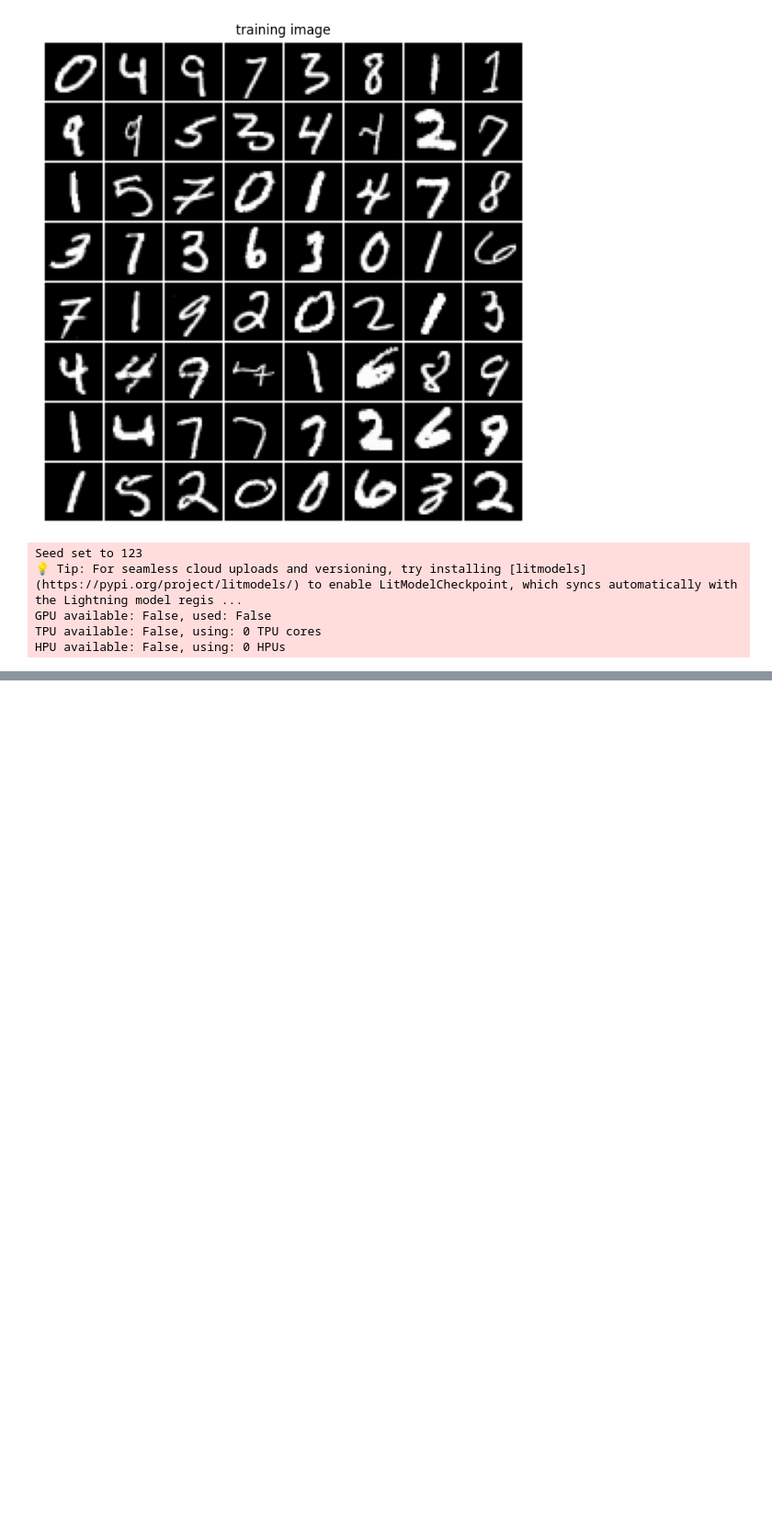
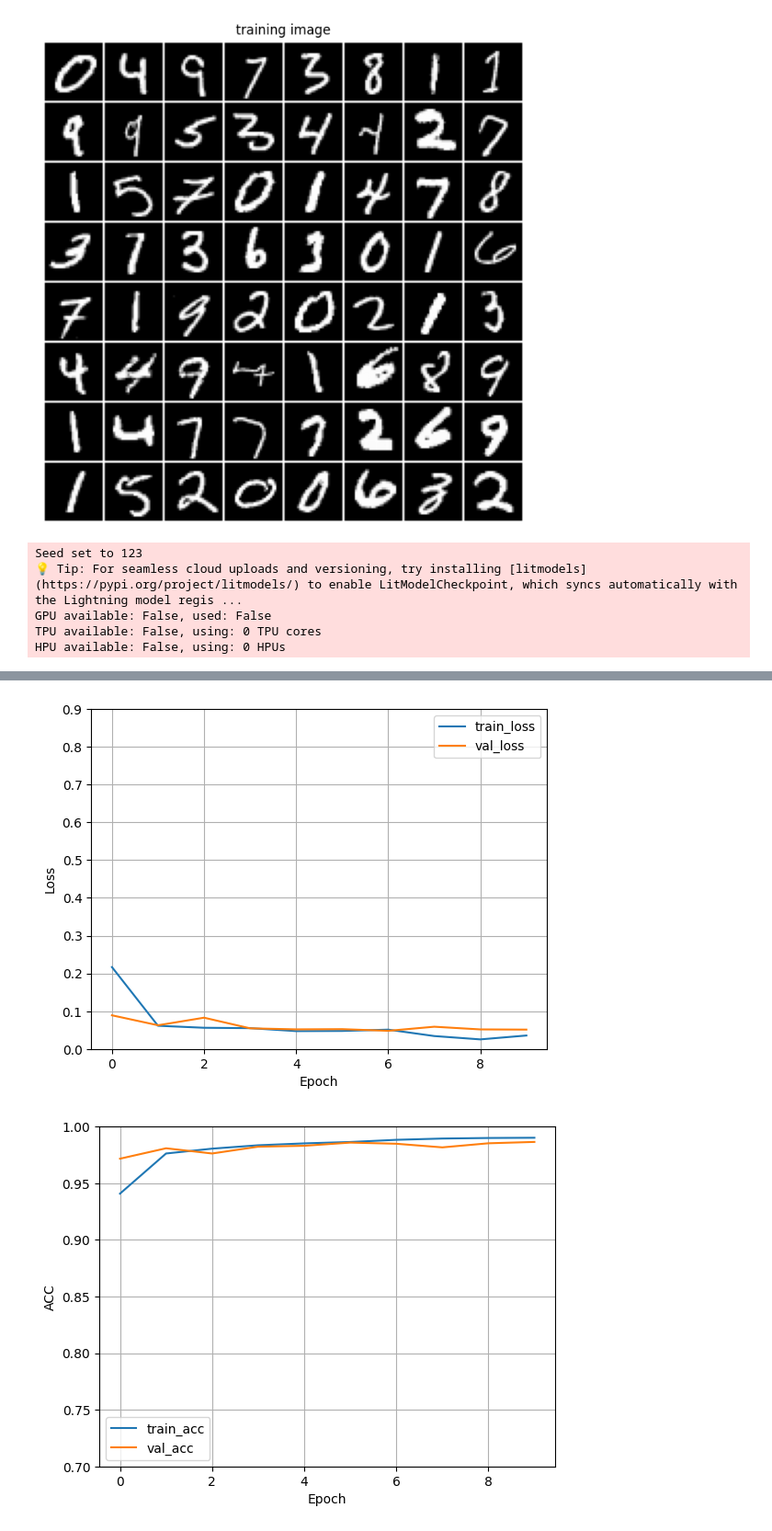
Before and after one commit to slackroo/seb_pytorch, a Jupyter notebook: 07_04_1 MLP VS CNN Baseline.ipynb, the cells around one changed output, grey strips where cells are left out. Shown: that part at 92% size. Cells and saved outputs as stored; diff of their text form; code cells hidden in the pictures; blank space fills up the shorter version.

Commit message:
Mnist base vs cnn

```diff
--- a/07_04_1 MLP VS CNN Baseline.ipynb
+++ b/07_04_1 MLP VS CNN Baseline.ipynb
@@ -123,0 +164,14 @@ trainer.test(model=l_model, datamodule=dm)
+# %%
+L.seed_everything(123)
+
+dm = MNISTDataModule()
+pymodel = PyTorchCNN(num_classes = 10)
+l_model = LightningModel(model = pymodel,learning_rate=0.1, num_classes=10)
+
+trainer= L.Trainer(
+    max_epochs=10,
+    accelerator='auto',
+    devices='auto',
+    logger=CSVLogger(save_dir='logs/', name='CNN-model'),
+    deterministic=True
+)
@@ -123,0 +183,2 @@ trainer.test(model=l_model, datamodule=dm)
+# %%
+trainer.fit(model=l_model, datamodule=dm)
@@ -123,0 +202,5 @@ trainer.test(model=l_model, datamodule=dm)
+# %%
+plot_loss_and_acc(trainer.logger.log_dir)
+# %% [output]
+[figure, added]
+[figure, added]
```
Also changed, not shown: parts of 8 cells of this notebook, 1 other file.
